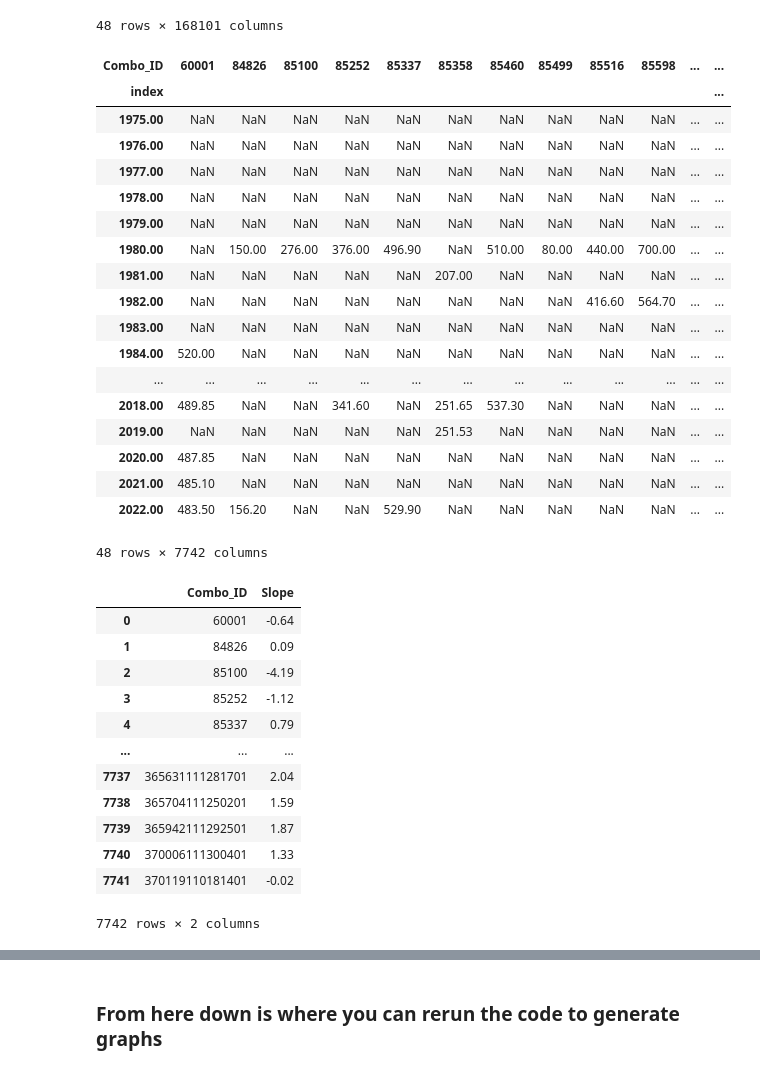
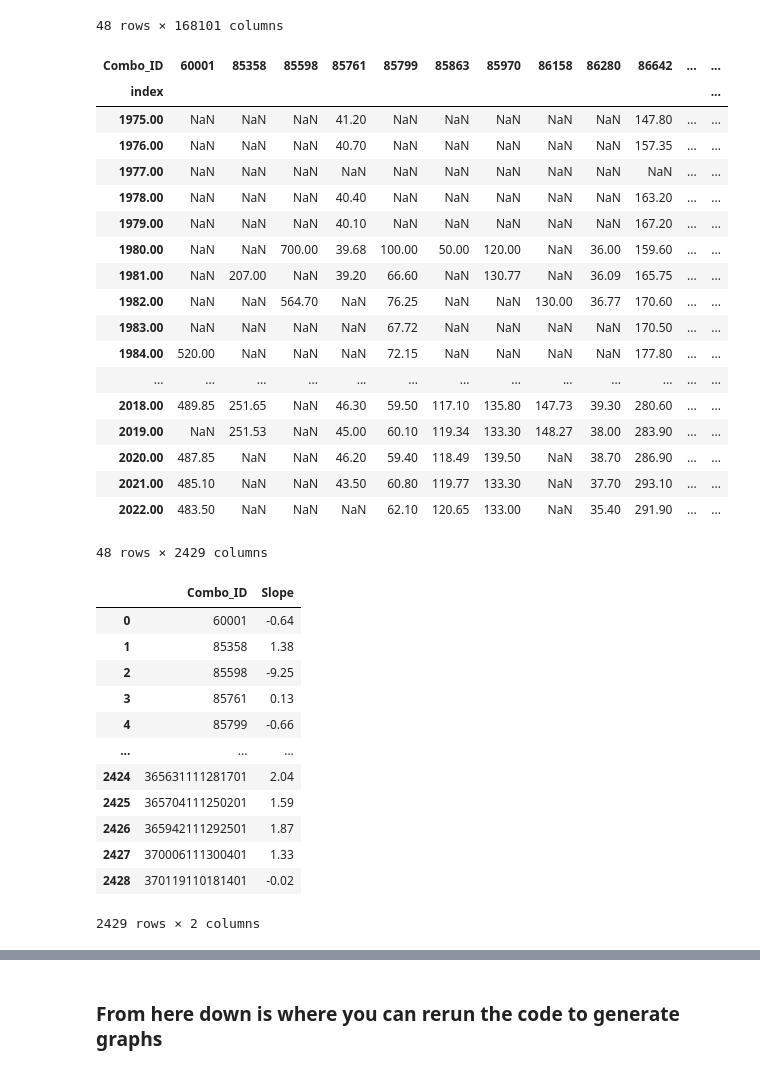
Before and after one commit to condon-lab/Tadych_2024_AZGroundwaterWells, a Jupyter notebook: AnalysisCodes/IndividualSlopes.ipynb, the cells around one changed output, grey strips where cells are left out. Cells and saved outputs as stored; diff of their text form; code cells hidden in the pictures.

```diff
--- a/AnalysisCodes/IndividualSlopes.ipynb
+++ b/AnalysisCodes/IndividualSlopes.ipynb
@@ -158,30 +158,30 @@ wlanalysis_period_AZ
 # %%
 df = wlanalysis_period_AZ.copy()
 wellcounts = df.count()
-threshold = 5
+threshold = 15
 well_threshold = wellcounts[wellcounts >= threshold].index
 narrowed_df = df[well_threshold]
 narrowed_df
 # %% [output]
-| Combo_ID | 60001 | 84826 | 85100 | 85252 | 85337 | 85358 | 85460 | 85499 | 85516 | 85598 | ... | ... |
+| Combo_ID | 60001 | 85358 | 85598 | 85761 | 85799 | 85863 | 85970 | 86158 | 86280 | 86642 | ... | ... |
 | index |  |  |  |  |  |  |  |  |  |  |  | ... |
-| 1975.00 | NaN | NaN | NaN | NaN | NaN | NaN | NaN | NaN | NaN | NaN | ... | ... |
-| 1976.00 | NaN | NaN | NaN | NaN | NaN | NaN | NaN | NaN | NaN | NaN | ... | ... |
+| 1975.00 | NaN | NaN | NaN | 41.20 | NaN | NaN | NaN | NaN | NaN | 147.80 | ... | ... |
+| 1976.00 | NaN | NaN | NaN | 40.70 | NaN | NaN | NaN | NaN | NaN | 157.35 | ... | ... |
 | 1977.00 | NaN | NaN | NaN | NaN | NaN | NaN | NaN | NaN | NaN | NaN | ... | ... |
-| 1978.00 | NaN | NaN | NaN | NaN | NaN | NaN | NaN | NaN | NaN | NaN | ... | ... |
-| 1979.00 | NaN | NaN | NaN | NaN | NaN | NaN | NaN | NaN | NaN | NaN | ... | ... |
-| 1980.00 | NaN | 150.00 | 276.00 | 376.00 | 496.90 | NaN | 510.00 | 80.00 | 440.00 | 700.00 | ... | ... |
-| 1981.00 | NaN | NaN | NaN | NaN | NaN | 207.00 | NaN | NaN | NaN | NaN | ... | ... |
-| 1982.00 | NaN | NaN | NaN | NaN | NaN | NaN | NaN | NaN | 416.60 | 564.70 | ... | ... |
-| 1983.00 | NaN | NaN | NaN | NaN | NaN | NaN | NaN | NaN | NaN | NaN | ... | ... |
-| 1984.00 | 520.00 | NaN | NaN | NaN | NaN | NaN | NaN | NaN | NaN | NaN | ... | ... |
+| 1978.00 | NaN | NaN | NaN | 40.40 | NaN | NaN | NaN | NaN | NaN | 163.20 | ... | ... |
+| 1979.00 | NaN | NaN | NaN | 40.10 | NaN | NaN | NaN | NaN | NaN | 167.20 | ... | ... |
+| 1980.00 | NaN | NaN | 700.00 | 39.68 | 100.00 | 50.00 | 120.00 | NaN | 36.00 | 159.60 | ... | ... |
+| 1981.00 | NaN | 207.00 | NaN | 39.20 | 66.60 | NaN | 130.77 | NaN | 36.09 | 165.75 | ... | ... |
+| 1982.00 | NaN | NaN | 564.70 | NaN | 76.25 | NaN | NaN | 130.00 | 36.77 | 170.60 | ... | ... |
+| 1983.00 | NaN | NaN | NaN | NaN | 67.72 | NaN | NaN | NaN | NaN | 170.50 | ... | ... |
+| 1984.00 | 520.00 | NaN | NaN | NaN | 72.15 | NaN | NaN | NaN | NaN | 177.80 | ... | ... |
 | ... | ... | ... | ... | ... | ... | ... | ... | ... | ... | ... | ... | ... |
-| 2018.00 | 489.85 | NaN | NaN | 341.60 | NaN | 251.65 | 537.30 | NaN | NaN | NaN | ... | ... |
-| 2019.00 | NaN | NaN | NaN | NaN | NaN | 251.53 | NaN | NaN | NaN | NaN | ... | ... |
-| 2020.00 | 487.85 | NaN | NaN | NaN | NaN | NaN | NaN | NaN | NaN | NaN | ... | ... |
-| 2021.00 | 485.10 | NaN | NaN | NaN | NaN | NaN | NaN | NaN | NaN | NaN | ... | ... |
-| 2022.00 | 483.50 | 156.20 | NaN | NaN | 529.90 | NaN | NaN | NaN | NaN | NaN | ... | ... |
+| 2018.00 | 489.85 | 251.65 | NaN | 46.30 | 59.50 | 117.10 | 135.80 | 147.73 | 39.30 | 280.60 | ... | ... |
+| 2019.00 | NaN | 251.53 | NaN | 45.00 | 60.10 | 119.34 | 133.30 | 148.27 | 38.00 | 283.90 | ... | ... |
+| 2020.00 | 487.85 | NaN | NaN | 46.20 | 59.40 | 118.49 | 139.50 | NaN | 38.70 | 286.90 | ... | ... |
+| 2021.00 | 485.10 | NaN | NaN | 43.50 | 60.80 | 119.77 | 133.30 | NaN | 37.70 | 293.10 | ... | ... |
+| 2022.00 | 483.50 | NaN | NaN | NaN | 62.10 | 120.65 | 133.00 | NaN | 35.40 | 291.90 | ... | ... |
-48 rows × 7742 columns
+48 rows × 2429 columns
 # %%
 df_interpolated = narrowed_df.interpolate(method='linear', axis=0)
 df_interpolated = df_interpolated.bfill()
@@ -224,16 +224,16 @@ slopes_df
 # %% [output]
 |  | Combo_ID | Slope |
 | 0 | 60001 | -0.64 |
-| 1 | 84826 | 0.09 |
-| 2 | 85100 | -4.19 |
-| 3 | 85252 | -1.12 |
-| 4 | 85337 | 0.79 |
+| 1 | 85358 | 1.38 |
+| 2 | 85598 | -9.25 |
+| 3 | 85761 | 0.13 |
+| 4 | 85799 | -0.66 |
 | ... | ... | ... |
-| 7737 | 365631111281701 | 2.04 |
-| 7738 | 365704111250201 | 1.59 |
-| 7739 | 365942111292501 | 1.87 |
-| 7740 | 370006111300401 | 1.33 |
-| 7741 | 370119110181401 | -0.02 |
+| 2424 | 365631111281701 | 2.04 |
+| 2425 | 365704111250201 | 1.59 |
+| 2426 | 365942111292501 | 1.87 |
+| 2427 | 370006111300401 | 1.33 |
+| 2428 | 370119110181401 | -0.02 |
-7742 rows × 2 columns
+2429 rows × 2 columns
 # %%
 # Export CSV for plotting
```
Also changed, not shown: parts of 11 cells of this notebook, 2 other files.
